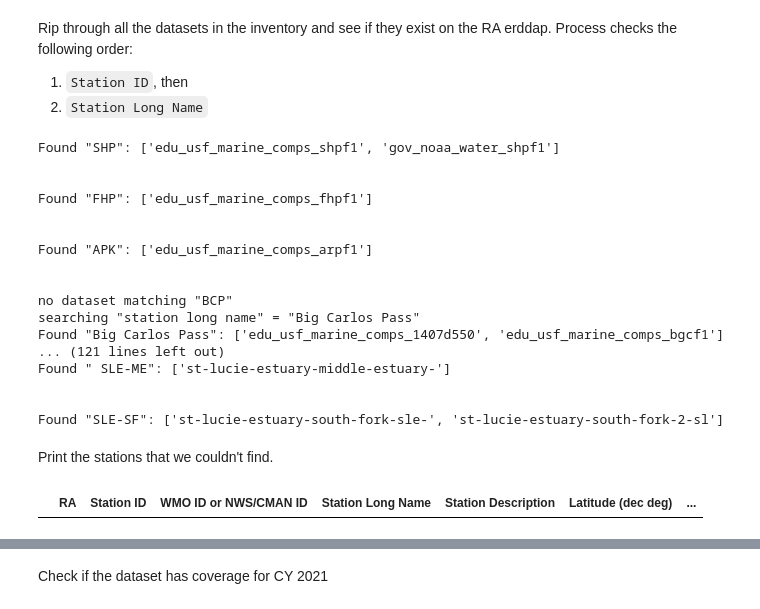
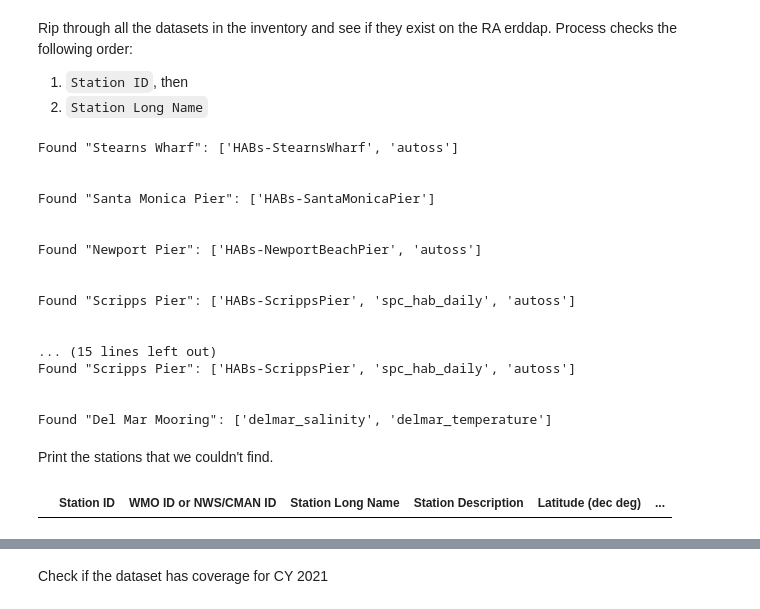
Before and after one commit to ioos/ioos-asset-inventory, a Jupyter notebook: spot_check_stations.ipynb, the cells around one changed output, grey strips where cells are left out. Drawn from its saved outputs; the diff is of its cells as text; code cells hidden in the pictures.

```diff
--- a/spot_check_stations.ipynb
+++ b/spot_check_stations.ipynb
@@ -8,10 +8,12 @@ import json
 # %% [markdown]
 Configure the ERDDAP to search
 # %%
+ra = 'sccoos'
+
 with open('utils/ra_erddaps.json') as f:
     urls = json.load(f)
 
-server = urls['secoora']
+server = urls[ra.lower()]
 
 print(server)
 
@@ -47,6 +49,6 @@ Pull in the processed inventory
 # check out http://data.glos.us/erddap/tabledap/allDatasets.htmlTable?datasetID%2Ctitle%2CminTime%2CmaxTime&maxTime%3E=2020-01-01&maxTime%3C=2020-12-31&orderBy(%22maxTime%22)
 # that lists out all the GLOS stations with the maximum time of observations within the year 2020 (on their ERDDAP).
 
-df = pd.read_excel('2021/data/processed/SECOORA.xlsx')
+df = pd.read_excel('2021/data/processed/%s.xlsx' % ra.upper())
 df
 # %% [output]
@@ -70,9 +67,10 @@ df
 # %% [markdown]
 Search the ERDDAP server for a single station of interest - more of a test
 # %%
-df_wf = df[df['Station Long Name'] == 'Fred Howard Park']
+df_wf = df[df['Station Long Name'] == 'Scripps Pier']
 
-search_for = df_wf['Station ID'].to_string()
+# for SCCOOS need to search for 'Station Long Name' as 'Station ID' is NA for most entries
+search_for = df_wf['Station Long Name'].to_string()
 
 search_url = e.get_search_url(search_for=search_for, response="csv")
 
@@ -94,7 +94,7 @@ Rip through all the datasets in the inventory and see if they exist on the RA er
 not_found = []
 found = dict()
 
-for station in df['Station ID'].astype(str):
+for station in df['Station Long Name'].astype(str):
 
     try:
         search_url = e.get_search_url(search_for=station, response="csv")
@@ -104,46 +104,49 @@ for station in df['Station ID'].astype(str):
         found[station] = {'Dataset ID': resp['Dataset ID'].values.tolist()}
 
     except:
-        print('no dataset matching \"%s\"' % station)
-        station_long_name = df.loc[df['Station ID'] == station,'Station Long Name'].values.tolist()[0]
 
-        try:
-            print('searching \"station long name\" = \"%s\"' % station_long_name)
-            search_url = e.get_search_url(search_for=station_long_name, response="csv")
-            resp = pd.read_csv(search_url)
-            print("Found \"%s\": %s" % (station_long_name,resp['Dataset ID'].values.tolist()))
+        not_found.append(station)
+        pass
+#         print('no dataset matching \"%s\"' % station)
+#         station_long_name = df.loc[df['Station ID'] == station,'Station Long Name'].values.tolist()[0]
 
-            found[station] = {'Dataset ID': resp['Dataset ID'].values.tolist()}
+#         try:
+#             print('searching \"station long name\" = \"%s\"' % station_long_name)
+#             search_url = e.get_search_url(search_for=station_long_name, response="csv")
+#             resp = pd.read_csv(search_url)
+#             print("Found \"%s\": %s" % (station_long_name,resp['Dataset ID'].values.tolist()))
 
-        except:
-            print("No dice...")
-            not_found.append(station)
+#             found[station] = {'Dataset ID': resp['Dataset ID'].values.tolist()}
+
+#         except:
+#             print("No dice...")
+#             not_found.append(station)
 
     print("\n")
 # %% [output]
-Found "SHP": ['edu_usf_marine_comps_shpf1', 'gov_noaa_water_shpf1']
+Found "Stearns Wharf": ['HABs-StearnsWharf', 'autoss']
 
 
-Found "FHP": ['edu_usf_marine_comps_fhpf1']
+Found "Santa Monica Pier": ['HABs-SantaMonicaPier']
 
 
-Found "APK": ['edu_usf_marine_comps_arpf1']
+Found "Newport Pier": ['HABs-NewportBeachPier', 'autoss']
 
 
-no dataset matching "BCP"
-searching "station long name" = "Big Carlos Pass"
-Found "Big Carlos Pass": ['edu_usf_marine_comps_1407d550', 'edu_usf_marine_comps_bgcf1']
-... (121 lines left out)
-Found " SLE-ME": ['st-lucie-estuary-middle-estuary-']
+Found "Scripps Pier": ['HABs-ScrippsPier', 'spc_hab_daily', 'autoss']
 
 
-Found "SLE-SF": ['st-lucie-estuary-south-fork-sle-', 'st-lucie-estuary-south-fork-2-sl']
+... (15 lines left out)
+Found "Scripps Pier": ['HABs-ScrippsPier', 'spc_hab_daily', 'autoss']
+
+
+Found "Del Mar Mooring": ['delmar_salinity', 'delmar_temperature']
 # %% [markdown]
 Print the stations that we couldn't find.
 # %%
-df[df['Station ID'].isin(not_found)]
+df[df['Station Long Name'].isin(not_found)]
 # %% [output]
-|  | RA | Station ID | WMO ID or NWS/CMAN ID | Station Long Name | Station Description | Latitude (dec deg) | ... |
+|  | Station ID | WMO ID or NWS/CMAN ID | Station Long Name | Station Description | Latitude (dec deg) | ... |
 # %%
 found
 # %% [output]
```
Also changed, not shown: parts of 9 cells of this notebook, 2 other files.
